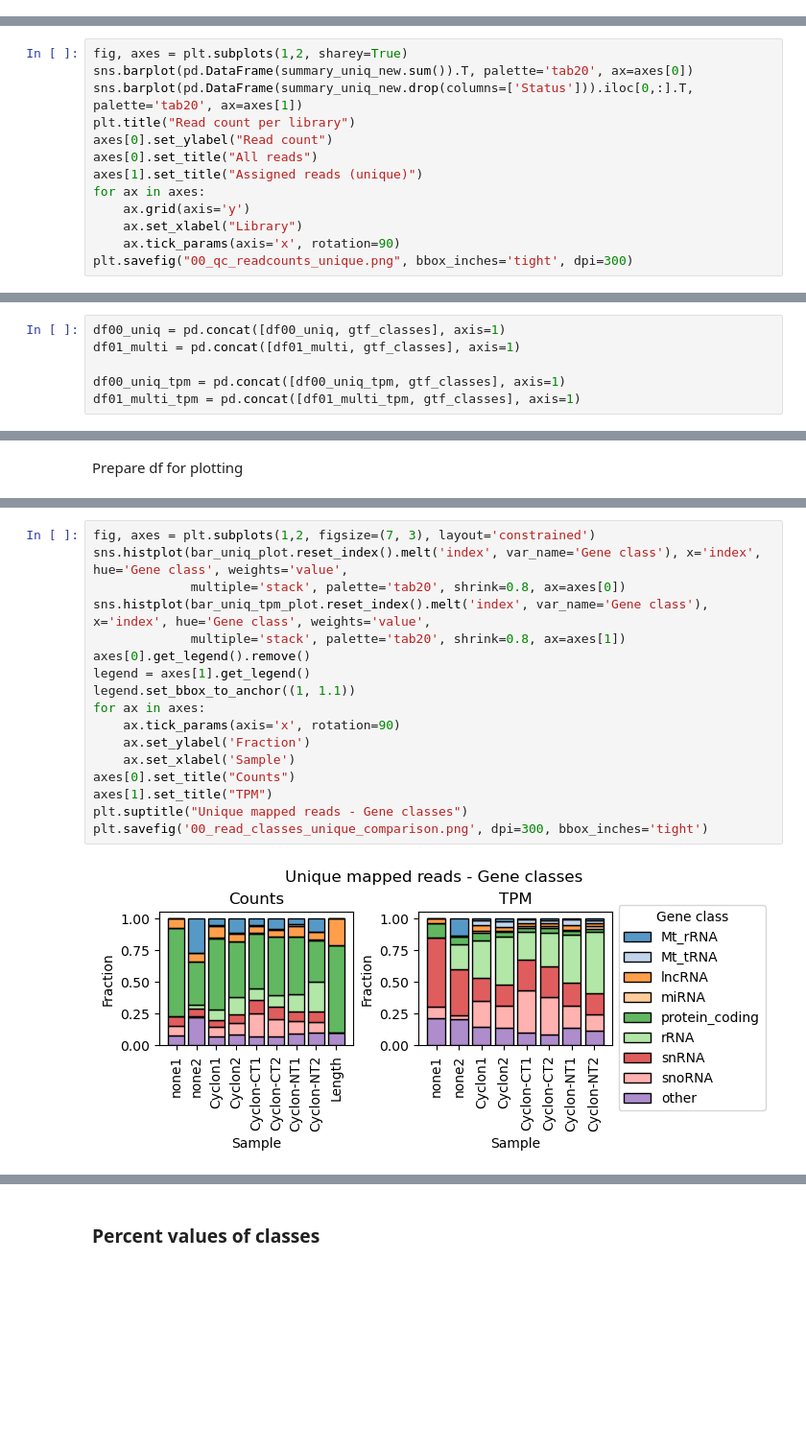
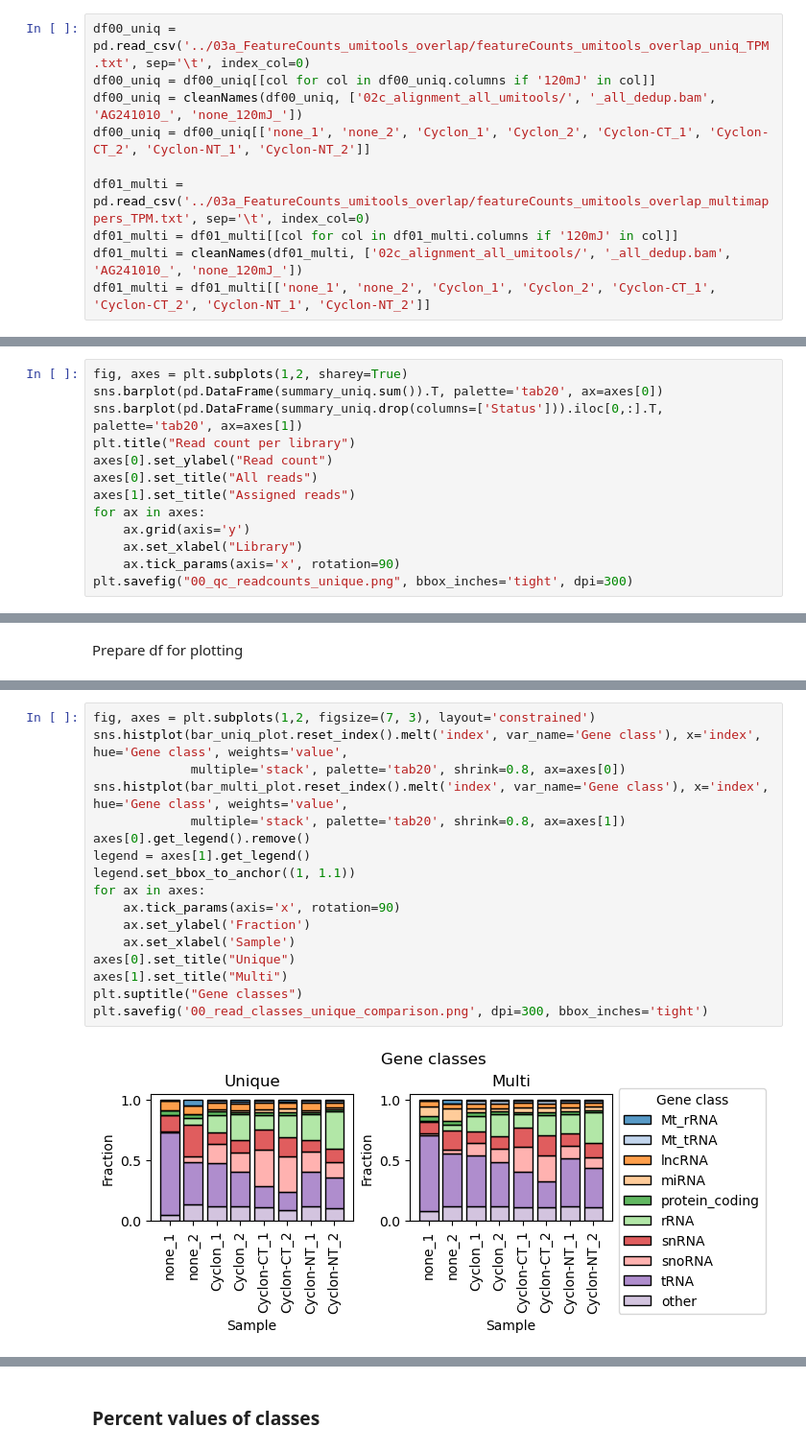
Before and after one commit to TurowskiLab/example-trxtools-Cyclon, a Jupyter notebook: analysis/00_read_classes.ipynb, the cells around one changed output, grey strips where cells are left out. Shown at 96% size. Drawn from its saved outputs; the diff is of its cells as text; blank space fills up the shorter version.

```diff
--- a/analysis/00_read_classes.ipynb
+++ b/analysis/00_read_classes.ipynb
@@ -33,3 +12,13 @@ df01_multi_tpm = df01_multi_tpm[['Geneid', 'none1', 'none2', 'Cyclon1', 'Cyclon2
+# %%
+df00_uniq = pd.read_csv('../03a_FeatureCounts_umitools_overlap/featureCounts_umitools_overlap_uniq_TPM.txt', sep='\t', index_col=0)
+df00_uniq = df00_uniq[[col for col in df00_uniq.columns if '120mJ' in col]]
+df00_uniq = cleanNames(df00_uniq, ['02c_alignment_all_umitools/', '_all_dedup.bam', 'AG241010_', 'none_120mJ_'])
+df00_uniq = df00_uniq[['none_1', 'none_2', 'Cyclon_1', 'Cyclon_2', 'Cyclon-CT_1', 'Cyclon-CT_2', 'Cyclon-NT_1', 'Cyclon-NT_2']]
+
+df01_multi = pd.read_csv('../03a_FeatureCounts_umitools_overlap/featureCounts_umitools_overlap_multimappers_TPM.txt', sep='\t', index_col=0)
+df01_multi = df01_multi[[col for col in df01_multi.columns if '120mJ' in col]]
+df01_multi = cleanNames(df01_multi, ['02c_alignment_all_umitools/', '_all_dedup.bam', 'AG241010_', 'none_120mJ_'])
+df01_multi = df01_multi[['none_1', 'none_2', 'Cyclon_1', 'Cyclon_2', 'Cyclon-CT_1', 'Cyclon-CT_2', 'Cyclon-NT_1', 'Cyclon-NT_2']]
 # %% [markdown]
 ## Basic QC
 
@@ -57,11 +36,11 @@ dtype: int64
 # %%
 fig, axes = plt.subplots(1,2, sharey=True)
-sns.barplot(pd.DataFrame(summary_uniq_new.sum()).T, palette='tab20', ax=axes[0])
-sns.barplot(pd.DataFrame(summary_uniq_new.drop(columns=['Status'])).iloc[0,:].T, palette='tab20', ax=axes[1])
+sns.barplot(pd.DataFrame(summary_uniq.sum()).T, palette='tab20', ax=axes[0])
+sns.barplot(pd.DataFrame(summary_uniq.drop(columns=['Status'])).iloc[0,:].T, palette='tab20', ax=axes[1])
 plt.title("Read count per library")
 axes[0].set_ylabel("Read count")
 axes[0].set_title("All reads")
-axes[1].set_title("Assigned reads (unique)")
+axes[1].set_title("Assigned reads")
 for ax in axes:
     ax.grid(axis='y')
     ax.set_xlabel("Library")
@@ -130,6 +103,0 @@ gtf_classes.head()
-# %%
-df00_uniq = pd.concat([df00_uniq, gtf_classes], axis=1)
-df01_multi = pd.concat([df01_multi, gtf_classes], axis=1)
-
-df00_uniq_tpm = pd.concat([df00_uniq_tpm, gtf_classes], axis=1)
-df01_multi_tpm = pd.concat([df01_multi_tpm, gtf_classes], axis=1)
@@ -201,19 +158,19 @@ See the caveats in the documentation: https://pandas.pydata.org/pandas-docs/stab
 # %%
 fig, axes = plt.subplots(1,2, figsize=(7, 3), layout='constrained')
 sns.histplot(bar_uniq_plot.reset_index().melt('index', var_name='Gene class'), x='index', hue='Gene class', weights='value',
              multiple='stack', palette='tab20', shrink=0.8, ax=axes[0])
-sns.histplot(bar_uniq_tpm_plot.reset_index().melt('index', var_name='Gene class'), x='index', hue='Gene class', weights='value',
+sns.histplot(bar_multi_plot.reset_index().melt('index', var_name='Gene class'), x='index', hue='Gene class', weights='value',
              multiple='stack', palette='tab20', shrink=0.8, ax=axes[1])
 axes[0].get_legend().remove()
 legend = axes[1].get_legend()
 legend.set_bbox_to_anchor((1, 1.1))
 for ax in axes:
     ax.tick_params(axis='x', rotation=90)
     ax.set_ylabel('Fraction')
     ax.set_xlabel('Sample')
-axes[0].set_title("Counts")
-axes[1].set_title("TPM")
-plt.suptitle("Unique mapped reads - Gene classes")
+axes[0].set_title("Unique")
+axes[1].set_title("Multi")
+plt.suptitle("Gene classes")
 plt.savefig('00_read_classes_unique_comparison.png', dpi=300, bbox_inches='tight')
 # %% [output]
-[figure, old version]
+[figure, new version]
```
Also changed, not shown: parts of 25 cells of this notebook, 1 other file.
